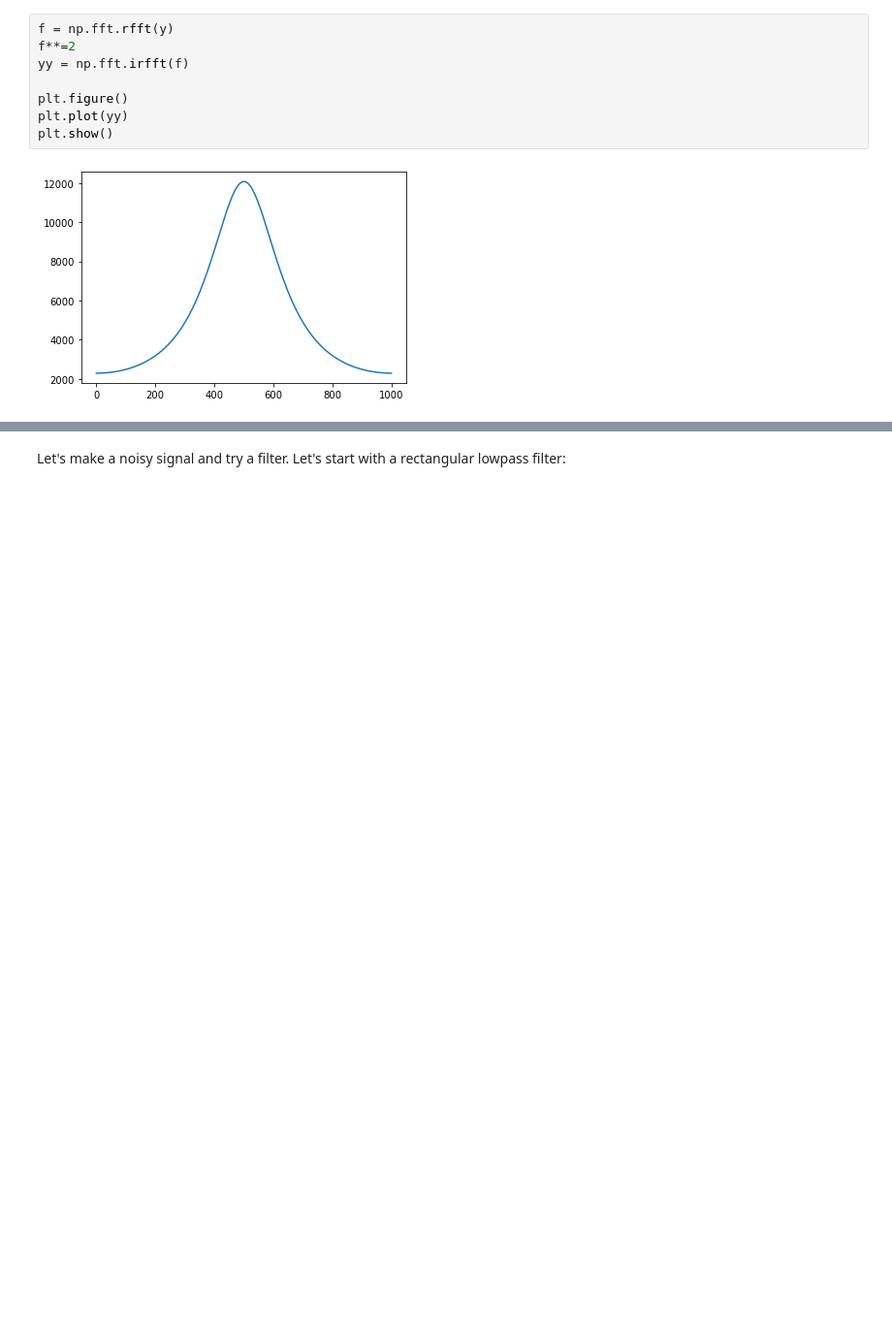
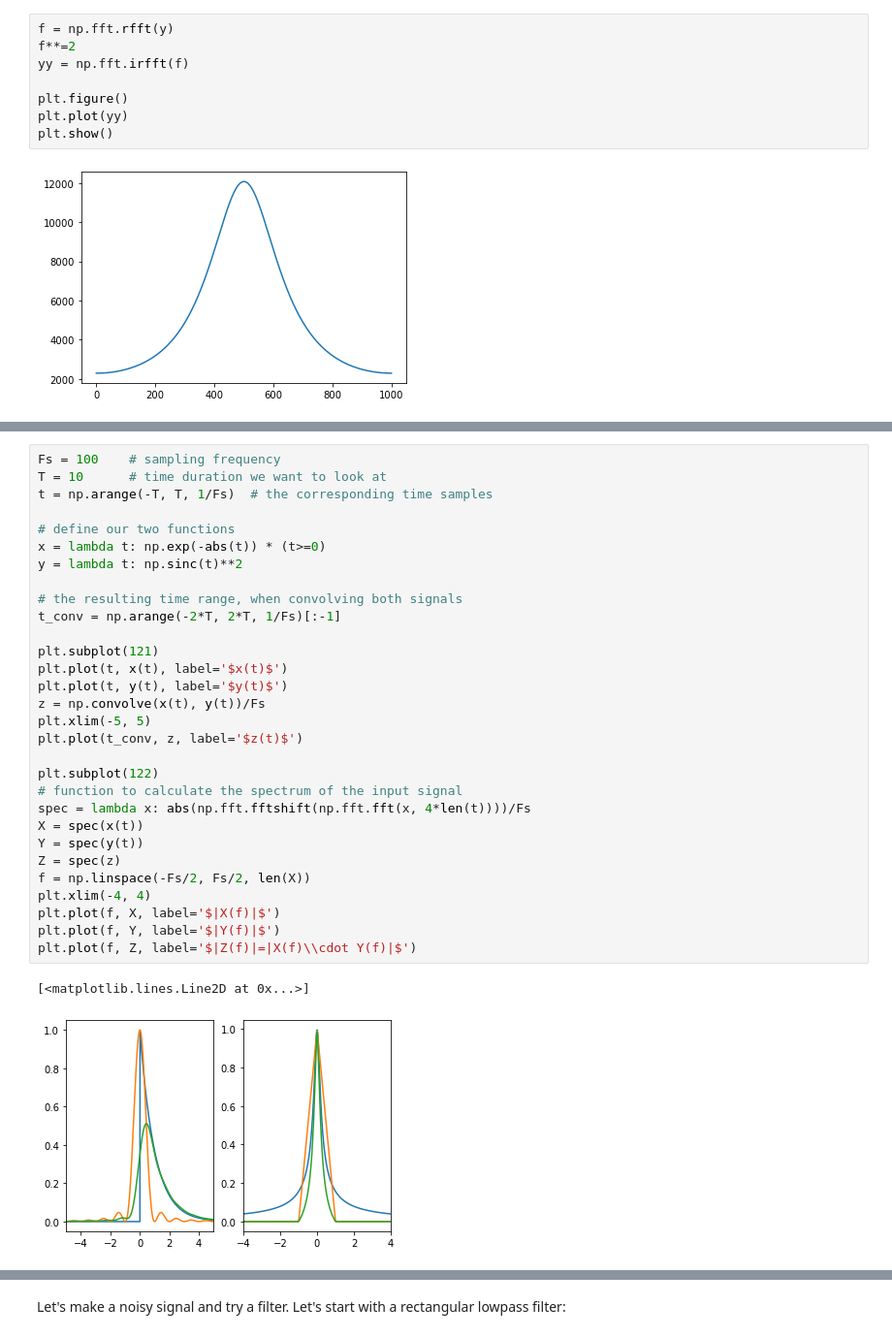
Before and after one commit to Comp-Phys-Fall-2020-WVU/ComputationalClass, a Jupyter notebook: notebook_lectures/week11/SignalFiltering.ipynb, the cells around one changed output, grey strips where cells are left out. Shown at 97% size. Saved outputs shown, nothing was run; the diff lists cells and outputs as text; blank space fills up the shorter version.

```diff
--- a/notebook_lectures/week11/SignalFiltering.ipynb
+++ b/notebook_lectures/week11/SignalFiltering.ipynb
@@ -101,0 +155,33 @@ plt.show()
+# %%
+Fs = 100    # sampling frequency
+T = 10      # time duration we want to look at
+t = np.arange(-T, T, 1/Fs)  # the corresponding time samples
+
+# define our two functions
+x = lambda t: np.exp(-abs(t)) * (t>=0)
+y = lambda t: np.sinc(t)**2
+
+# the resulting time range, when convolving both signals
+t_conv = np.arange(-2*T, 2*T, 1/Fs)[:-1]
+
+plt.subplot(121)
+plt.plot(t, x(t), label='$x(t)$')
+plt.plot(t, y(t), label='$y(t)$')
+z = np.convolve(x(t), y(t))/Fs
+plt.xlim(-5, 5)
+plt.plot(t_conv, z, label='$z(t)$')
+
+plt.subplot(122)
+# function to calculate the spectrum of the input signal
+spec = lambda x: abs(np.fft.fftshift(np.fft.fft(x, 4*len(t))))/Fs
+X = spec(x(t))
+Y = spec(y(t))
+Z = spec(z)
+f = np.linspace(-Fs/2, Fs/2, len(X))
+plt.xlim(-4, 4)
+plt.plot(f, X, label='$|X(f)|$')
+plt.plot(f, Y, label='$|Y(f)|$')
+plt.plot(f, Z, label='$|Z(f)|=|X(f)\\cdot Y(f)|$')
+# %% [output]
+[<matplotlib.lines.Line2D at 0x...>]
+[figure, added]
```
Also changed, not shown: parts of 8 cells of this notebook, 18 other files.
